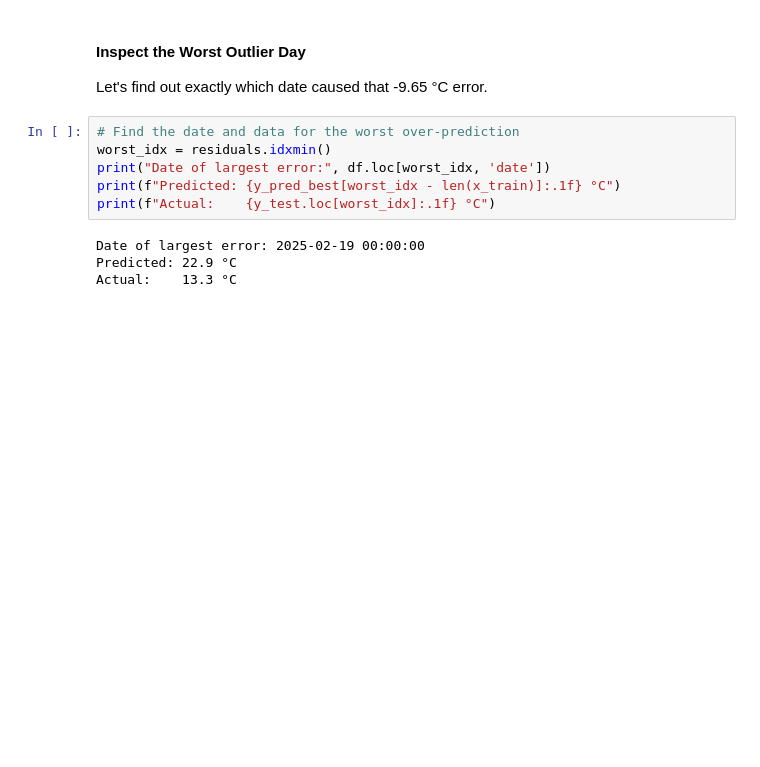
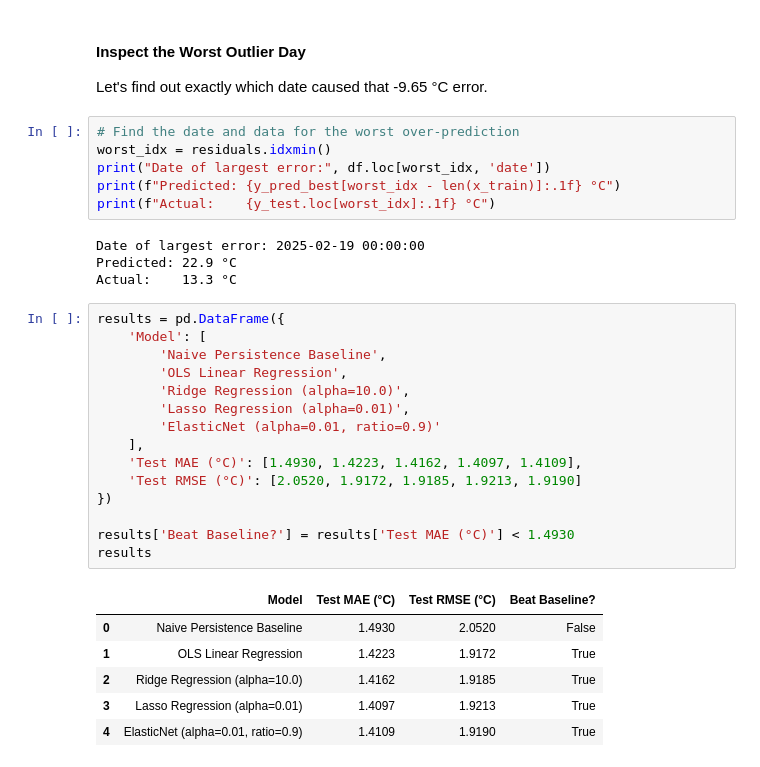
Before and after one commit to AbdurRehmanFar00q/regression-projects, a Jupyter notebook: 01-weather-forecast/notebooks/03-modeling.ipynb, the cells around one changed output. Drawn from its saved outputs; the diff is of its cells as text; blank space fills up the shorter version.

Commit message:
Adding final model

```diff
--- a/01-weather-forecast/notebooks/03-modeling.ipynb
+++ b/01-weather-forecast/notebooks/03-modeling.ipynb
@@ -315,3 +315,25 @@ print(f"Actual:    {y_test.loc[worst_idx]:.1f} °C")
 Date of largest error: 2025-02-19 00:00:00
 Predicted: 22.9 °C
 Actual:    13.3 °C
+# %%
+results = pd.DataFrame({
+    'Model': [
+        'Naive Persistence Baseline',
+        'OLS Linear Regression',
+        'Ridge Regression (alpha=10.0)',
+        'Lasso Regression (alpha=0.01)',
+        'ElasticNet (alpha=0.01, ratio=0.9)'
+    ],
+    'Test MAE (°C)': [1.4930, 1.4223, 1.4162, 1.4097, 1.4109],
+    'Test RMSE (°C)': [2.0520, 1.9172, 1.9185, 1.9213, 1.9190]
+})
+
+results['Beat Baseline?'] = results['Test MAE (°C)'] < 1.4930
+results
+# %% [output]
+|  | Model | Test MAE (°C) | Test RMSE (°C) | Beat Baseline? |
+| 0 | Naive Persistence Baseline | 1.4930 | 2.0520 | False |
+| 1 | OLS Linear Regression | 1.4223 | 1.9172 | True |
+| 2 | Ridge Regression (alpha=10.0) | 1.4162 | 1.9185 | True |
+| 3 | Lasso Regression (alpha=0.01) | 1.4097 | 1.9213 | True |
+| 4 | ElasticNet (alpha=0.01, ratio=0.9) | 1.4109 | 1.9190 | True |
```
Also changed, not shown: 4 other files.
